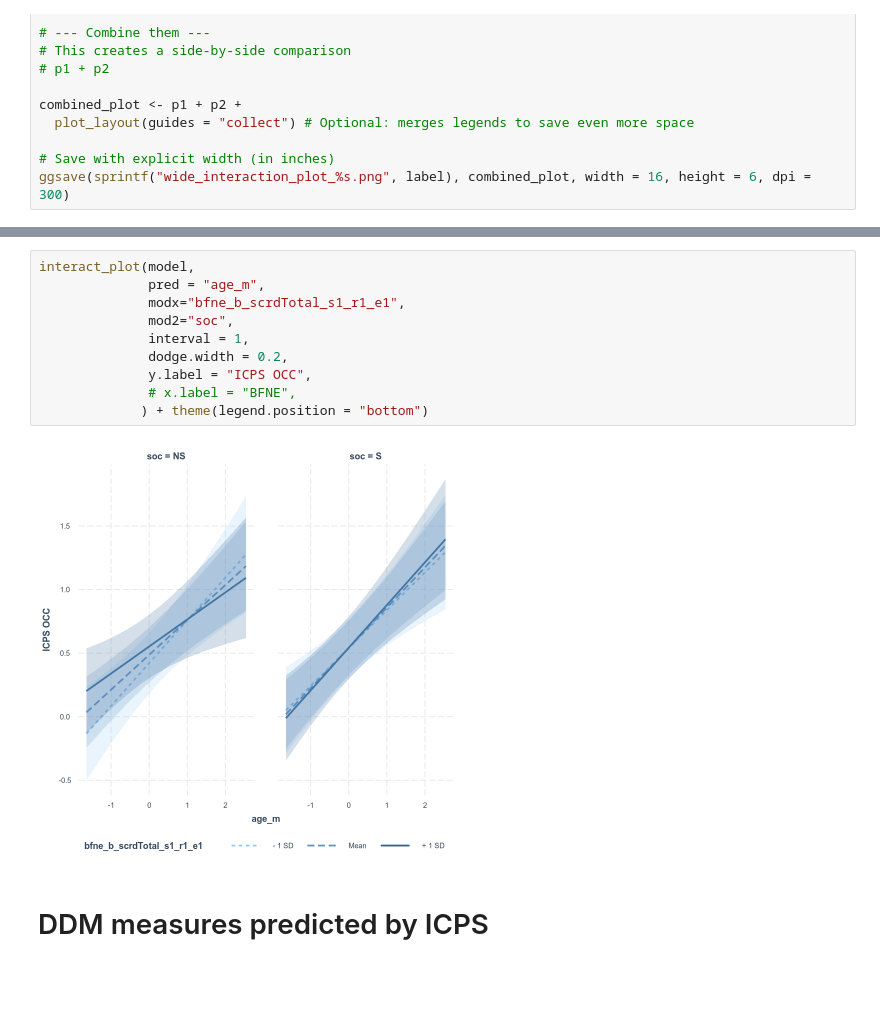
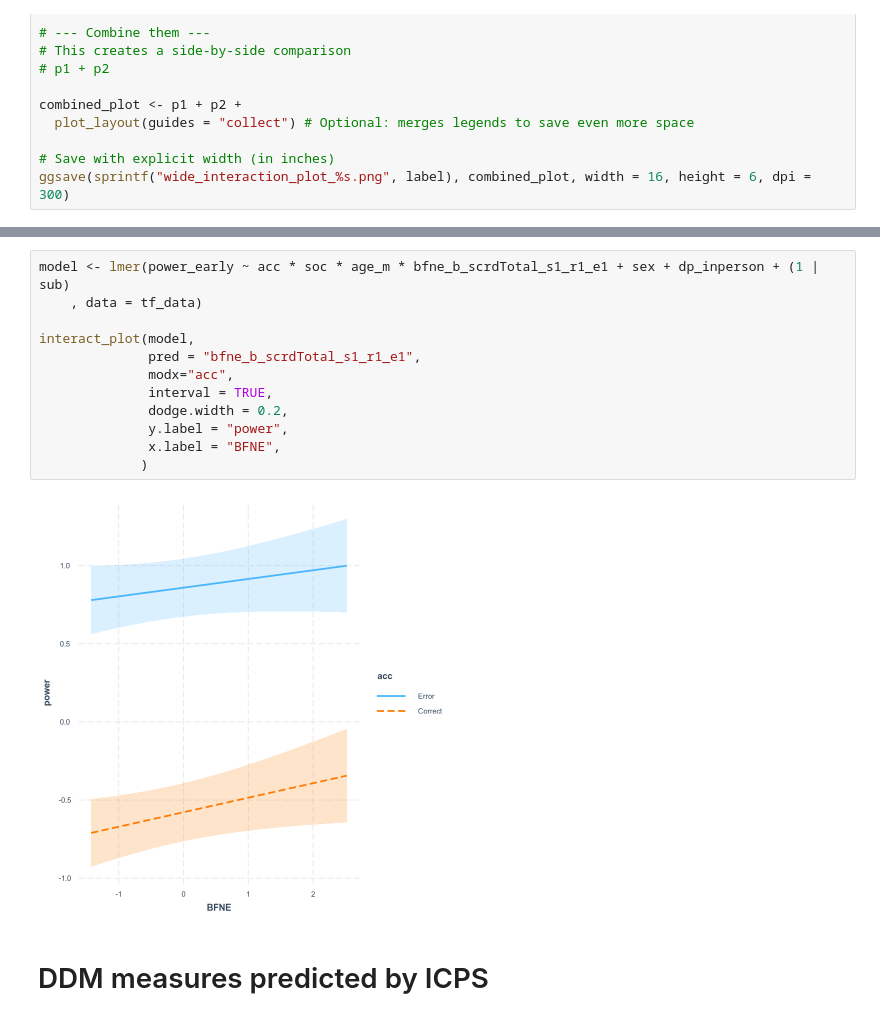
Before and after one commit to NDCLab/thrive-theta-ddm, a Jupyter notebook: code/statistics/ms_stats_bfne.ipynb, the cells around one changed output, grey strips where cells are left out. Drawn from its saved outputs; the diff is of its cells as text; blank space fills up the shorter version.

```diff
--- a/code/statistics/ms_stats_bfne.ipynb
+++ b/code/statistics/ms_stats_bfne.ipynb
@@ -394,15 +636,17 @@ Computing profile confidence intervals ...
 # %%
+model <- lmer(power_early ~ acc * soc * age_m * bfne_b_scrdTotal_s1_r1_e1 + sex + dp_inperson + (1 | sub)
+    , data = tf_data)
+
 interact_plot(model,
-              pred = "age_m",
-              modx="bfne_b_scrdTotal_s1_r1_e1",
-              mod2="soc",
-              interval = 1,
+              pred = "bfne_b_scrdTotal_s1_r1_e1",
+              modx="acc",
+              interval = TRUE,
               dodge.width = 0.2,
-              y.label = "ICPS OCC",
-              # x.label = "BFNE",
-             ) + theme(legend.position = "bottom")
+              y.label = "power",
+              x.label = "BFNE",
+             )
 # %% [output]
-[figure, old version]
+[figure, new version]
 # %% [markdown]
 # DDM measures predicted by ICPS
 # %% [markdown]
```
Also changed, not shown: parts of 55 cells of this notebook, 23 other files.
